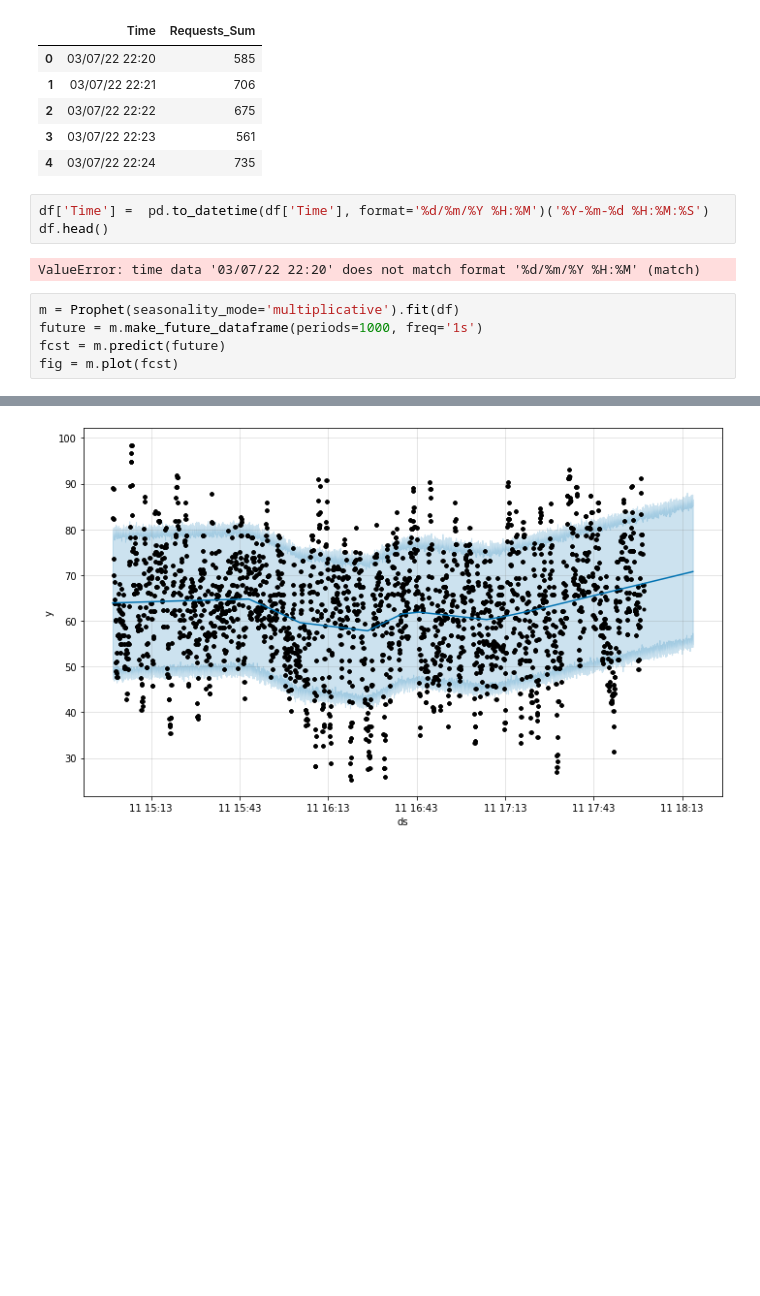
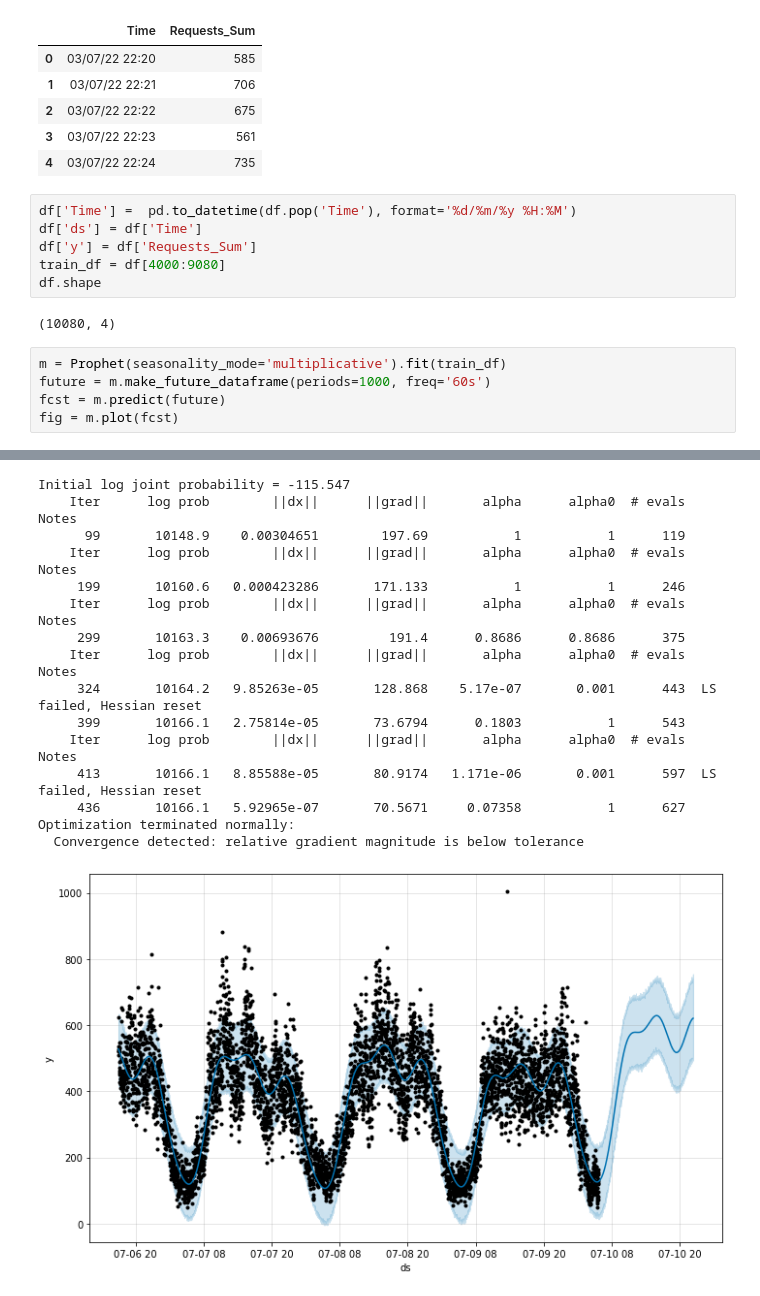
Before and after one commit to xmigrate/xforecast, a Jupyter notebook: forecast_experiments/prophet_exp_02.ipynb, the cells around one changed output, grey strips where cells are left out. Saved outputs shown, nothing was run; the diff lists cells and outputs as text; blank space fills up the shorter version.

Commit message:
added script for prediction with prophet

```diff
--- a/forecast_experiments/prophet_exp_02.ipynb
+++ b/forecast_experiments/prophet_exp_02.ipynb
@@ -18,13 +18,16 @@ df.head()
 | 3 | 03/07/22 22:23 | 561 |
 | 4 | 03/07/22 22:24 | 735 |
 # %%
-df['Time'] =  pd.to_datetime(df['Time'], format='%d/%m/%Y %H:%M')('%Y-%m-%d %H:%M:%S')
-df.head()
+df['Time'] =  pd.to_datetime(df.pop('Time'), format='%d/%m/%y %H:%M')
+df['ds'] = df['Time']
+df['y'] = df['Requests_Sum']
+train_df = df[4000:9080]
+df.shape
 # %% [output]
-ValueError: time data '03/07/22 22:20' does not match format '%d/%m/%Y %H:%M' (match)
+(10080, 4)
 # %%
-m = Prophet(seasonality_mode='multiplicative').fit(df)
-future = m.make_future_dataframe(periods=1000, freq='1s')
+m = Prophet(seasonality_mode='multiplicative').fit(train_df)
+future = m.make_future_dataframe(periods=1000, freq='60s')
 fcst = m.predict(future)
 fig = m.plot(fcst)
 # %% [output]
@@ -33 +36,16 @@ fig = m.plot(fcst)
+Initial log joint probability = -115.547
+    Iter      log prob        ||dx||      ||grad||       alpha      alpha0  # evals  Notes
+      99       10148.9    0.00304651        197.69           1           1      119
+    Iter      log prob        ||dx||      ||grad||       alpha      alpha0  # evals  Notes
+     199       10160.6   0.000423286       171.133           1           1      246
+    Iter      log prob        ||dx||      ||grad||       alpha      alpha0  # evals  Notes
+     299       10163.3    0.00693676         191.4      0.8686      0.8686      375
+    Iter      log prob        ||dx||      ||grad||       alpha      alpha0  # evals  Notes
+     324       10164.2   9.85263e-05       128.868    5.17e-07       0.001      443  LS failed, Hessian reset
+     399       10166.1   2.75814e-05       73.6794      0.1803           1      543
+    Iter      log prob        ||dx||      ||grad||       alpha      alpha0  # evals  Notes
+     413       10166.1   8.85588e-05       80.9174   1.171e-06       0.001      597  LS failed, Hessian reset
+     436       10166.1   5.92965e-07       70.5671     0.07358           1      627
+Optimization terminated normally:
+  Convergence detected: relative gradient magnitude is below tolerance
-[figure, old version]
+[figure, new version]
```
Also changed, not shown: parts of 21 cells of this notebook, 7 other files.
